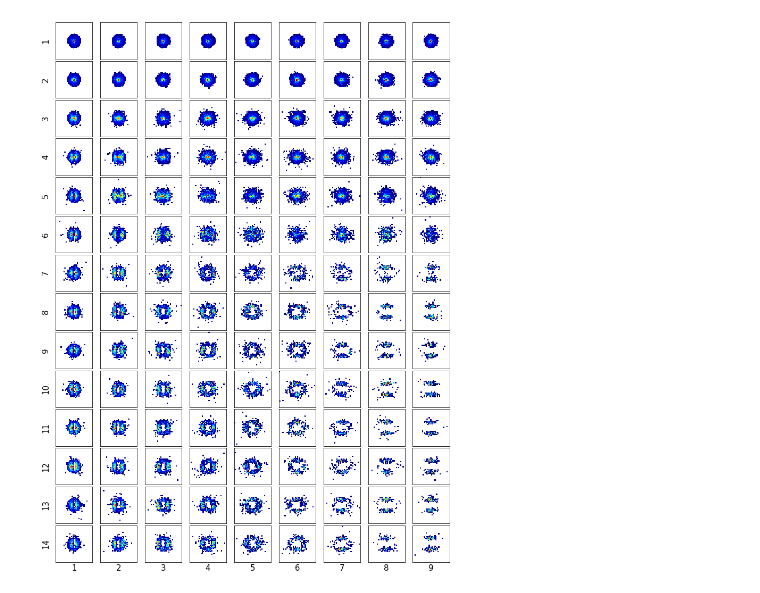
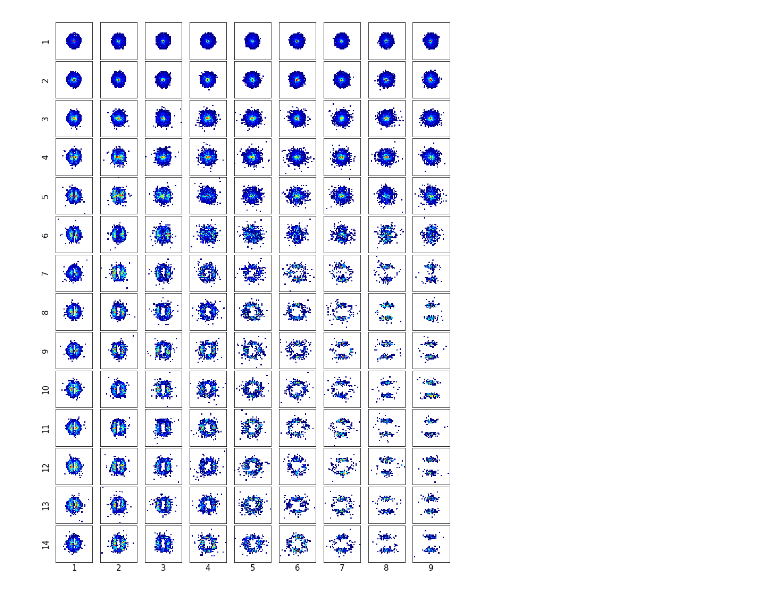
Before and after one commit to SchattenGenie/diff-surrogate, a Jupyter notebook: gan/physics/2d_magnet_EDA.ipynb, the cells around one changed output. Saved outputs shown, nothing was run; the diff lists cells and outputs as text; code cells hidden in the pictures.

```diff
--- a/gan/physics/2d_magnet_EDA.ipynb
+++ b/gan/physics/2d_magnet_EDA.ipynb
@@ -31,0 +36,4 @@ df.head()
+# %%
+df.hit_x = (df.hit_x - df.hit_x.mean()) / df.hit_x.std()
+df.hit_y = (df.hit_y - df.hit_y.mean()) / df.hit_y.std()
+#df.hit_E = (df.hit_E - df.hit_E.mean()) / df.hit_E.std()
@@ -32,9 +44,9 @@ df.head()
 # %%
-plt.figure(figsize=(21,16))
-for i in range(1,15):
-    plt.subplot(4,4, i)
-    cuts = df[np.logical_and(df.magn_len == i, df.magn_x == 4)]
-    plt.hist2d(cuts.hit_x, cuts.hit_y, bins=50,cmap=my_cmap, cmin=1e-10)
-    plt.colorbar()
-    plt.grid()
-    plt.title(f"{i}")
+# plt.figure(figsize=(21,16))
+# for i in range(1,15):
+#     plt.subplot(4,4, i)
+#     cuts = df[np.logical_and(df.magn_len == i, df.magn_x == 4)]
+#     plt.hist2d(cuts.hit_x, cuts.hit_y, bins=50,cmap=my_cmap, cmin=1e-10)
+#     plt.colorbar()
+#     plt.grid()
+#     plt.title(f"{i}")
@@ -43,27 +53,28 @@ for i in range(1,15):
 # %%
 import matplotlib.gridspec as gridspec
 plt.figure(figsize=(15,20))
 gs1 = gridspec.GridSpec(15, 10)
 gs1.update(wspace=0.025, hspace=0.05)
 
 for i in range(1,15):
     for j in range(1,10):
         ax = plt.subplot(gs1[i,j])
         mask = np.logical_and(df.magn_len == i, df.magn_x == j)
+        mask = np.logical_and(df.hit_E > 0, mask)
         plt.hist2d(df[mask].hit_x, df[mask].hit_y,
-                   bins=50, cmap=my_cmap, cmin=1e-10, range=((-3000, 3000), (-3000, 3000)))
+                   bins=50, cmap=my_cmap, cmin=1e-10, range=((-7, 7), (-7, 7)))
         ax.set_yticklabels([])
         ax.set_xticklabels([])
         ax.set_aspect('equal')
         if j == 1:
             ax.set_ylabel(i, fontsize=15)
         if i == 14:
             ax.set_xlabel(j, fontsize=15)
         plt.tick_params(
             axis='both',
             which='both',
             bottom=False,
             left=False,
             labelbottom=False)
 # %% [output]
-[figure, old version]
+[figure, new version]
```
Also changed, not shown: parts of 14 cells of this notebook, 10 other files.
